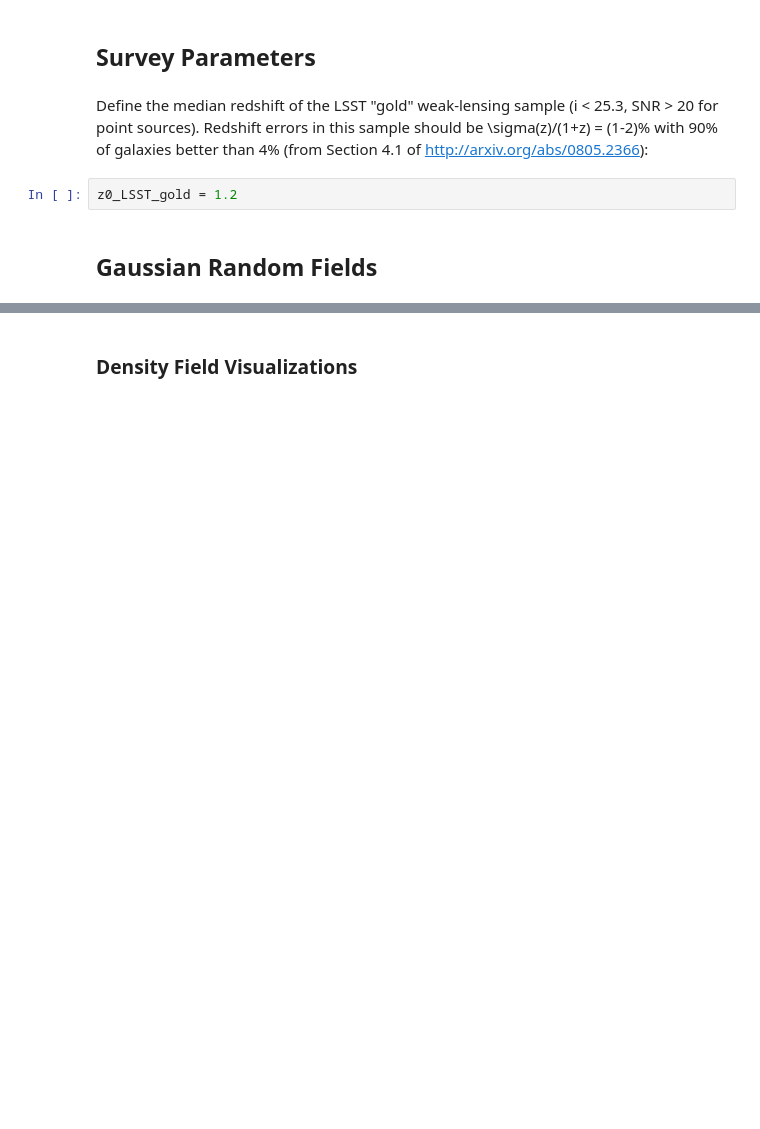
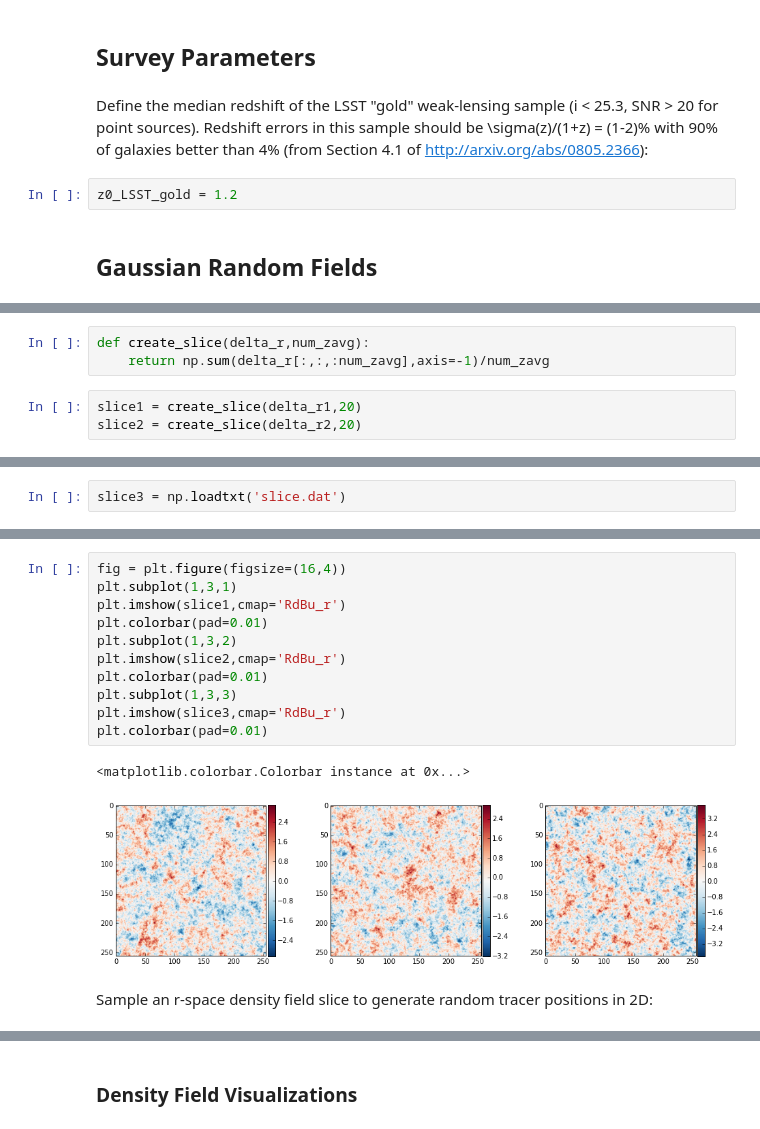
Before and after one commit to DarkEnergyScienceCollaboration/DESchool_LSS_Stats, a Jupyter notebook: LargeScaleStructureStatistics/LargeScaleStructureStatistics.ipynb, the cells around one changed output, grey strips where cells are left out. Cells and saved outputs as stored; diff of their text form; blank space fills up the shorter version.

```diff
--- a/LargeScaleStructureStatistics/LargeScaleStructureStatistics.ipynb
+++ b/LargeScaleStructureStatistics/LargeScaleStructureStatistics.ipynb
@@ -81,0 +98,6 @@ min,max knorm 0.0628318530718 13.9299791173
+# %%
+def create_slice(delta_r,num_zavg):
+    return np.sum(delta_r[:,:,:num_zavg],axis=-1)/num_zavg
+# %%
+slice1 = create_slice(delta_r1,20)
+slice2 = create_slice(delta_r2,20)
@@ -81,0 +109,2 @@ min,max knorm 0.0628318530718 13.9299791173
+# %%
+slice3 = np.loadtxt('slice.dat')
@@ -81,0 +115,16 @@ min,max knorm 0.0628318530718 13.9299791173
+# %%
+fig = plt.figure(figsize=(16,4))
+plt.subplot(1,3,1)
+plt.imshow(slice1,cmap='RdBu_r')
+plt.colorbar(pad=0.01)
+plt.subplot(1,3,2)
+plt.imshow(slice2,cmap='RdBu_r')
+plt.colorbar(pad=0.01)
+plt.subplot(1,3,3)
+plt.imshow(slice3,cmap='RdBu_r')
+plt.colorbar(pad=0.01)
+# %% [output]
+<matplotlib.colorbar.Colorbar instance at 0x...>
+[figure, added]
+# %% [markdown]
+Sample an r-space density field slice to generate random tracer positions in 2D:
```
Also changed, not shown: parts of 21 cells of this notebook, 2 other files.
